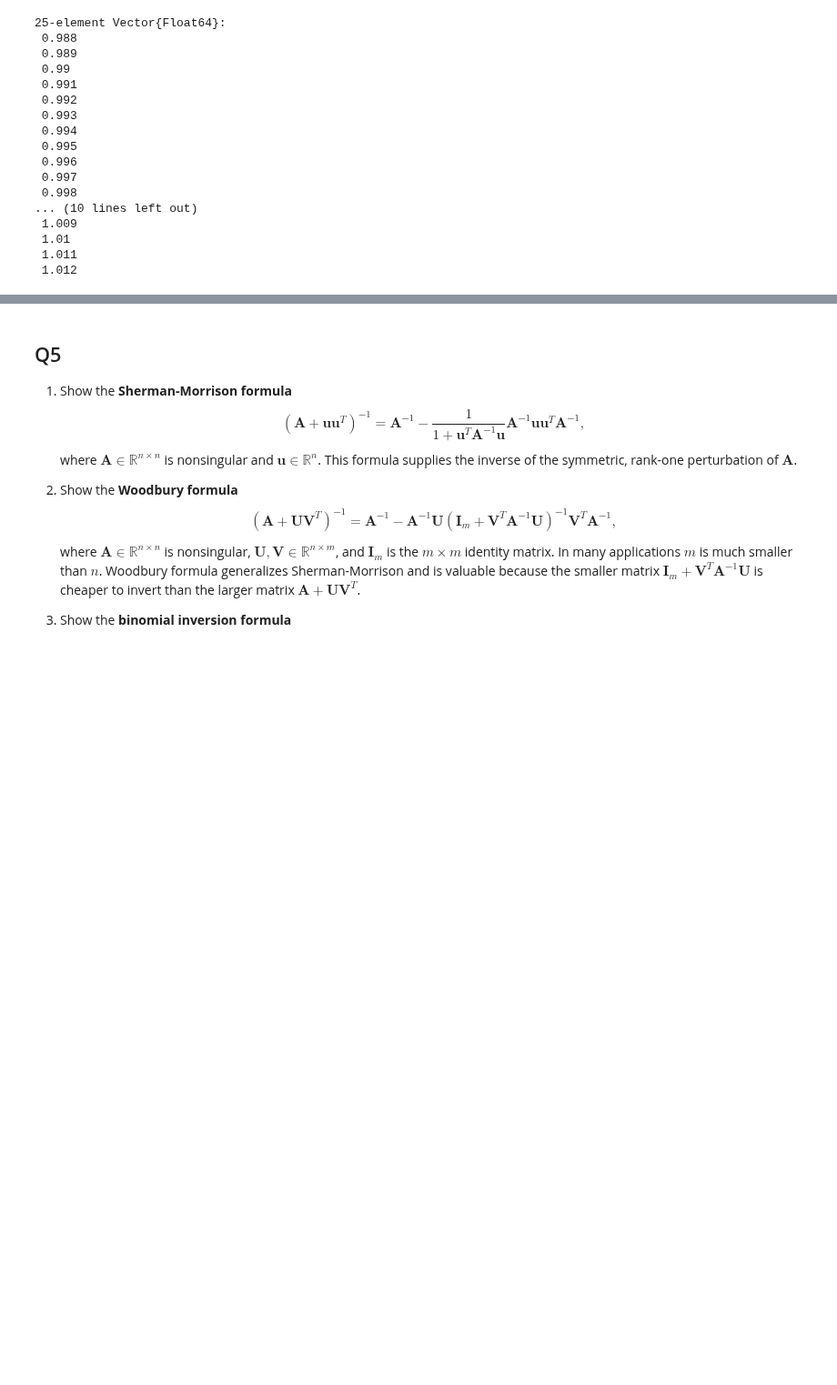
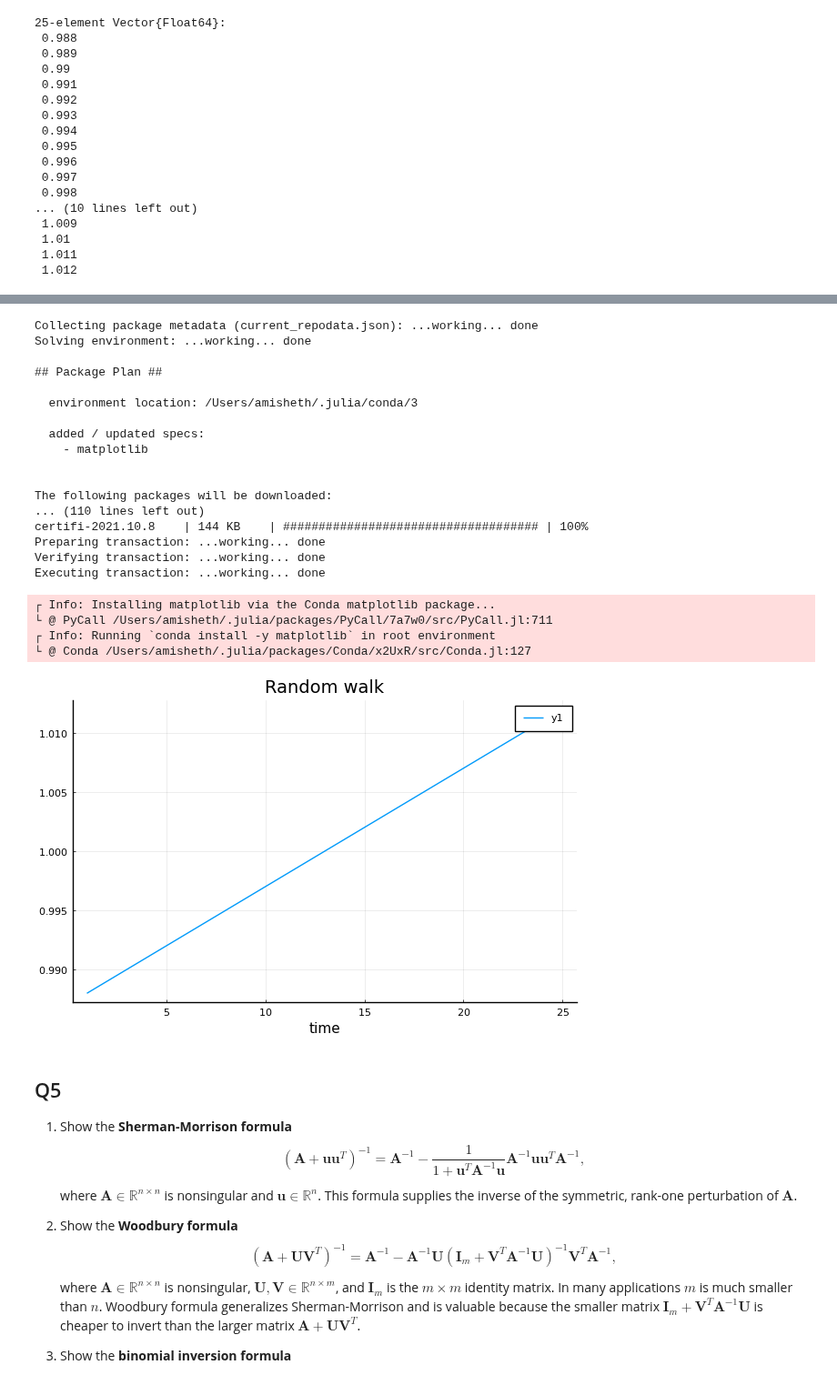
Before and after one commit to 15shethami/biostat-257-2022-spring, a Jupyter notebook: hw1/hw01.ipynb, the cells around one changed output, grey strips where cells are left out. Shown at 91% size. Drawn from its saved outputs; the diff is of its cells as text; code cells hidden in the pictures; blank space fills up the shorter version.

Commit message:
added package for writing polynomials

```diff
--- a/hw1/hw01.ipynb
+++ b/hw1/hw01.ipynb
@@ -184,3 +189,29 @@ x = collect(0.988:0.001:1.012)
+# %%
+pyplot()  # set the backend to PyPlot
+Plots.plot(x, title="Random walk", xlab="time")
+# %% [output]
+Collecting package metadata (current_repodata.json): ...working... done
+Solving environment: ...working... done
+
+## Package Plan ##
+
+  environment location: /Users/amisheth/.julia/conda/3
+
+  added / updated specs:
+    - matplotlib
+
+
+The following packages will be downloaded:
+... (110 lines left out)
+certifi-2021.10.8    | 144 KB    | #################################### | 100%
+Preparing transaction: ...working... done
+Verifying transaction: ...working... done
+Executing transaction: ...working... done
+┌ Info: Installing matplotlib via the Conda matplotlib package...
+└ @ PyCall /Users/amisheth/.julia/packages/PyCall/7a7w0/src/PyCall.jl:711
+┌ Info: Running `conda install -y matplotlib` in root environment
+└ @ Conda /Users/amisheth/.julia/packages/Conda/x2UxR/src/Conda.jl:127
+[figure, added]
 # %% [markdown]
 ## Q5
 
```
Also changed, not shown: parts of 2 cells of this notebook, 1 other file.
